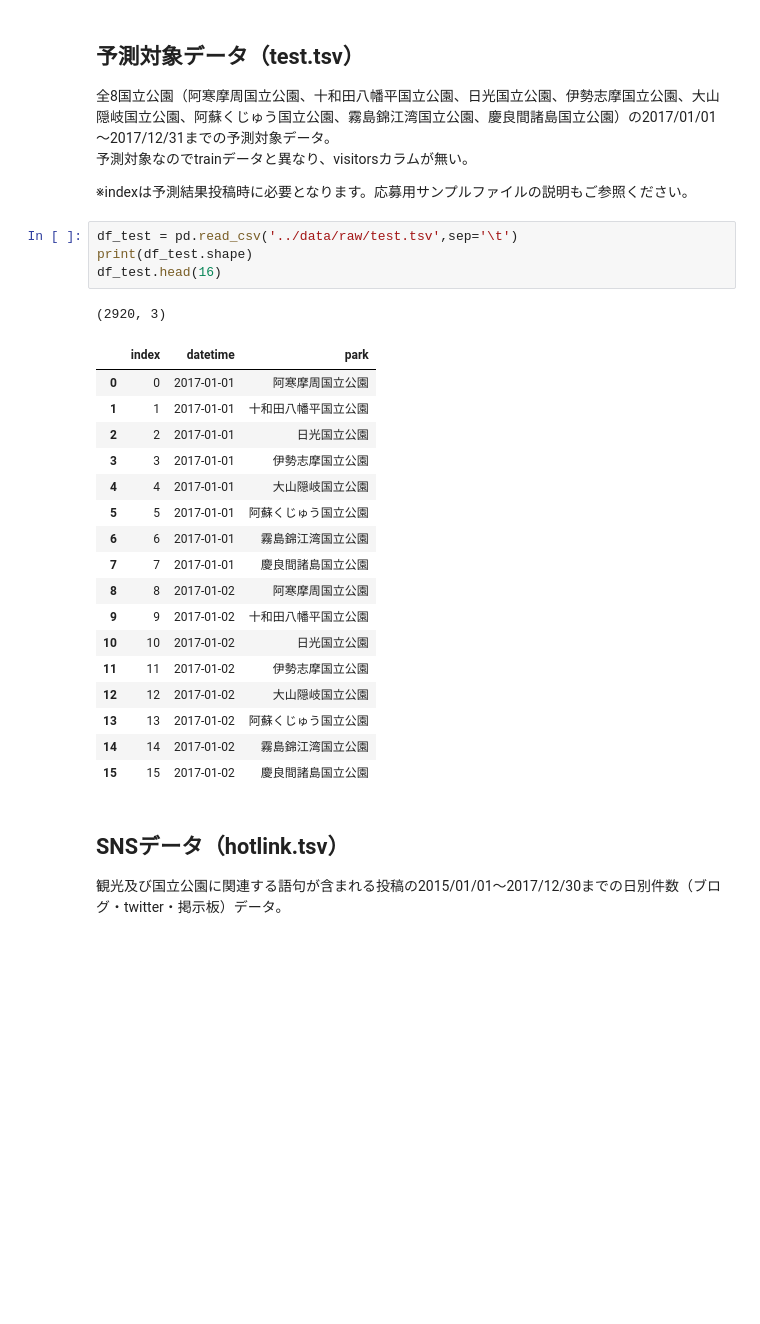
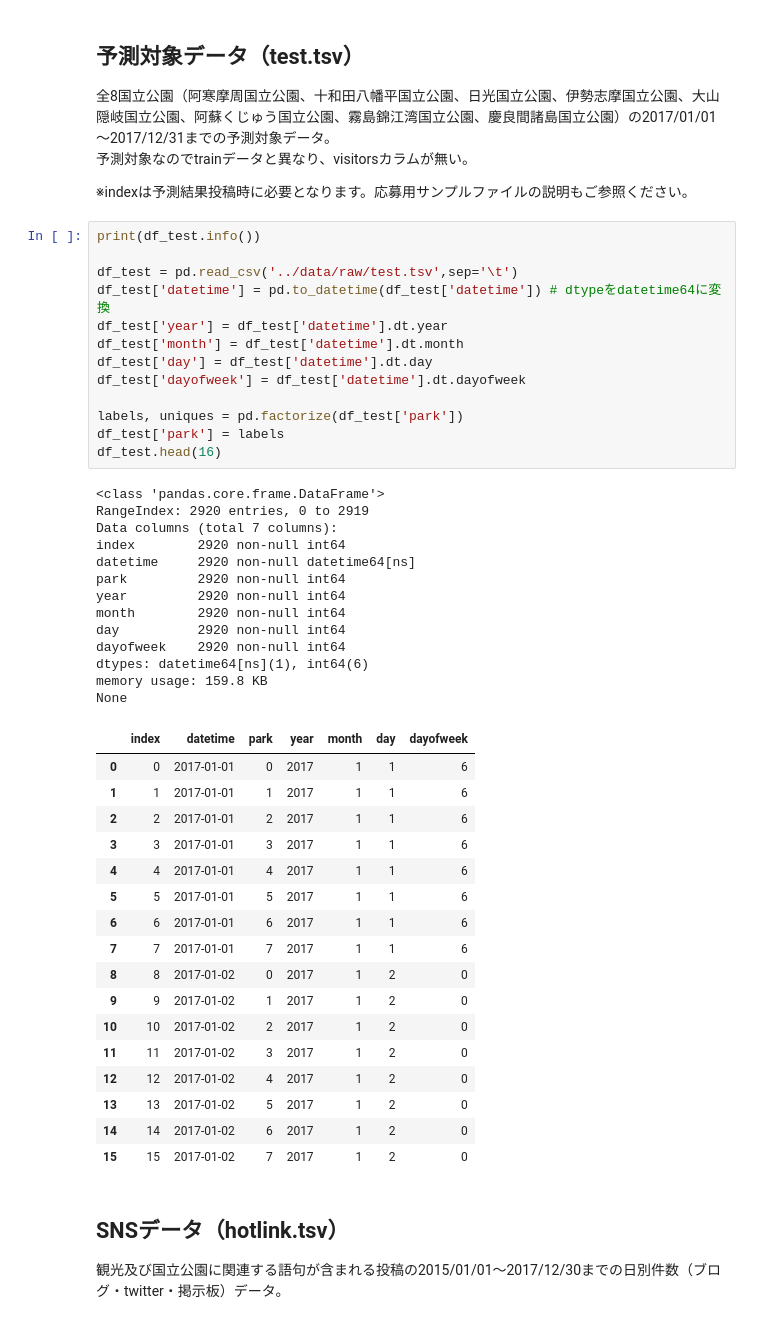
Before and after one commit to TaigoKuriyama/national_park_prediction, a Jupyter notebook: notebook/analyze.ipynb, the cells around one changed output. Saved outputs shown, nothing was run; the diff lists cells and outputs as text; blank space fills up the shorter version.

```diff
--- a/notebook/analyze.ipynb
+++ b/notebook/analyze.ipynb
@@ -118,29 +161,50 @@ df_train.groupby('datetime').mean().sort_values('visitors',ascending=False)
 予測対象なのでtrainデータと異なり、visitorsカラムが無い。
 
 ※indexは予測結果投稿時に必要となります。応募用サンプルファイルの説明もご参照ください。
-# %%
-df_test = pd.read_csv('../data/raw/test.tsv',sep='\t')
-print(df_test.shape)
-df_test.head(16)
-# %% [output]
-(2920, 3)
-|  | index | datetime | park |
-| 0 | 0 | 2017-01-01 | 阿寒摩周国立公園 |
-| 1 | 1 | 2017-01-01 | 十和田八幡平国立公園 |
-| 2 | 2 | 2017-01-01 | 日光国立公園 |
-| 3 | 3 | 2017-01-01 | 伊勢志摩国立公園 |
-| 4 | 4 | 2017-01-01 | 大山隠岐国立公園 |
-| 5 | 5 | 2017-01-01 | 阿蘇くじゅう国立公園 |
-| 6 | 6 | 2017-01-01 | 霧島錦江湾国立公園 |
-| 7 | 7 | 2017-01-01 | 慶良間諸島国立公園 |
-| 8 | 8 | 2017-01-02 | 阿寒摩周国立公園 |
-| 9 | 9 | 2017-01-02 | 十和田八幡平国立公園 |
-| 10 | 10 | 2017-01-02 | 日光国立公園 |
-| 11 | 11 | 2017-01-02 | 伊勢志摩国立公園 |
-| 12 | 12 | 2017-01-02 | 大山隠岐国立公園 |
-| 13 | 13 | 2017-01-02 | 阿蘇くじゅう国立公園 |
-| 14 | 14 | 2017-01-02 | 霧島錦江湾国立公園 |
-| 15 | 15 | 2017-01-02 | 慶良間諸島国立公園 |
+# %%
+print(df_test.info())
+
+df_test = pd.read_csv('../data/raw/test.tsv',sep='\t')
+df_test['datetime'] = pd.to_datetime(df_test['datetime']) # dtypeをdatetime64に変換
+df_test['year'] = df_test['datetime'].dt.year
+df_test['month'] = df_test['datetime'].dt.month
+df_test['day'] = df_test['datetime'].dt.day
+df_test['dayofweek'] = df_test['datetime'].dt.dayofweek
+
+labels, uniques = pd.factorize(df_test['park'])
+df_test['park'] = labels
+df_test.head(16)
+# %% [output]
+<class 'pandas.core.frame.DataFrame'>
+RangeIndex: 2920 entries, 0 to 2919
+Data columns (total 7 columns):
+index        2920 non-null int64
+datetime     2920 non-null datetime64[ns]
+park         2920 non-null int64
+year         2920 non-null int64
+month        2920 non-null int64
+day          2920 non-null int64
+dayofweek    2920 non-null int64
+dtypes: datetime64[ns](1), int64(6)
+memory usage: 159.8 KB
+None
+|  | index | datetime | park | year | month | day | dayofweek |
+| 0 | 0 | 2017-01-01 | 0 | 2017 | 1 | 1 | 6 |
+| 1 | 1 | 2017-01-01 | 1 | 2017 | 1 | 1 | 6 |
+| 2 | 2 | 2017-01-01 | 2 | 2017 | 1 | 1 | 6 |
+| 3 | 3 | 2017-01-01 | 3 | 2017 | 1 | 1 | 6 |
+| 4 | 4 | 2017-01-01 | 4 | 2017 | 1 | 1 | 6 |
+| 5 | 5 | 2017-01-01 | 5 | 2017 | 1 | 1 | 6 |
+| 6 | 6 | 2017-01-01 | 6 | 2017 | 1 | 1 | 6 |
+| 7 | 7 | 2017-01-01 | 7 | 2017 | 1 | 1 | 6 |
+| 8 | 8 | 2017-01-02 | 0 | 2017 | 1 | 2 | 0 |
+| 9 | 9 | 2017-01-02 | 1 | 2017 | 1 | 2 | 0 |
+| 10 | 10 | 2017-01-02 | 2 | 2017 | 1 | 2 | 0 |
+| 11 | 11 | 2017-01-02 | 3 | 2017 | 1 | 2 | 0 |
+| 12 | 12 | 2017-01-02 | 4 | 2017 | 1 | 2 | 0 |
+| 13 | 13 | 2017-01-02 | 5 | 2017 | 1 | 2 | 0 |
+| 14 | 14 | 2017-01-02 | 6 | 2017 | 1 | 2 | 0 |
+| 15 | 15 | 2017-01-02 | 7 | 2017 | 1 | 2 | 0 |
 # %% [markdown]
 ## SNSデータ（hotlink.tsv）
 観光及び国立公園に関連する語句が含まれる投稿の2015/01/01～2017/12/30までの日別件数（ブログ・twitter・掲示板）データ。
```
Also changed, not shown: parts of 15 cells of this notebook, 7 other files.
